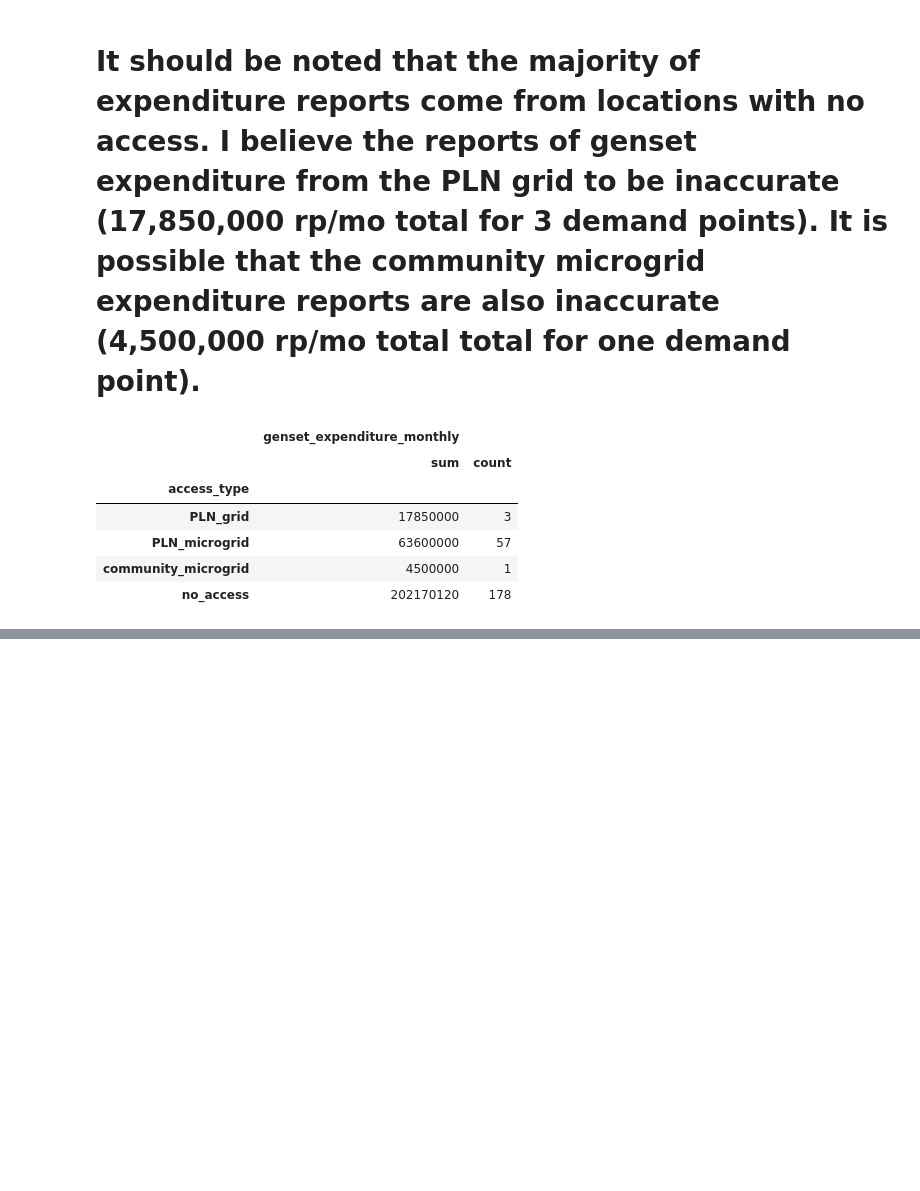
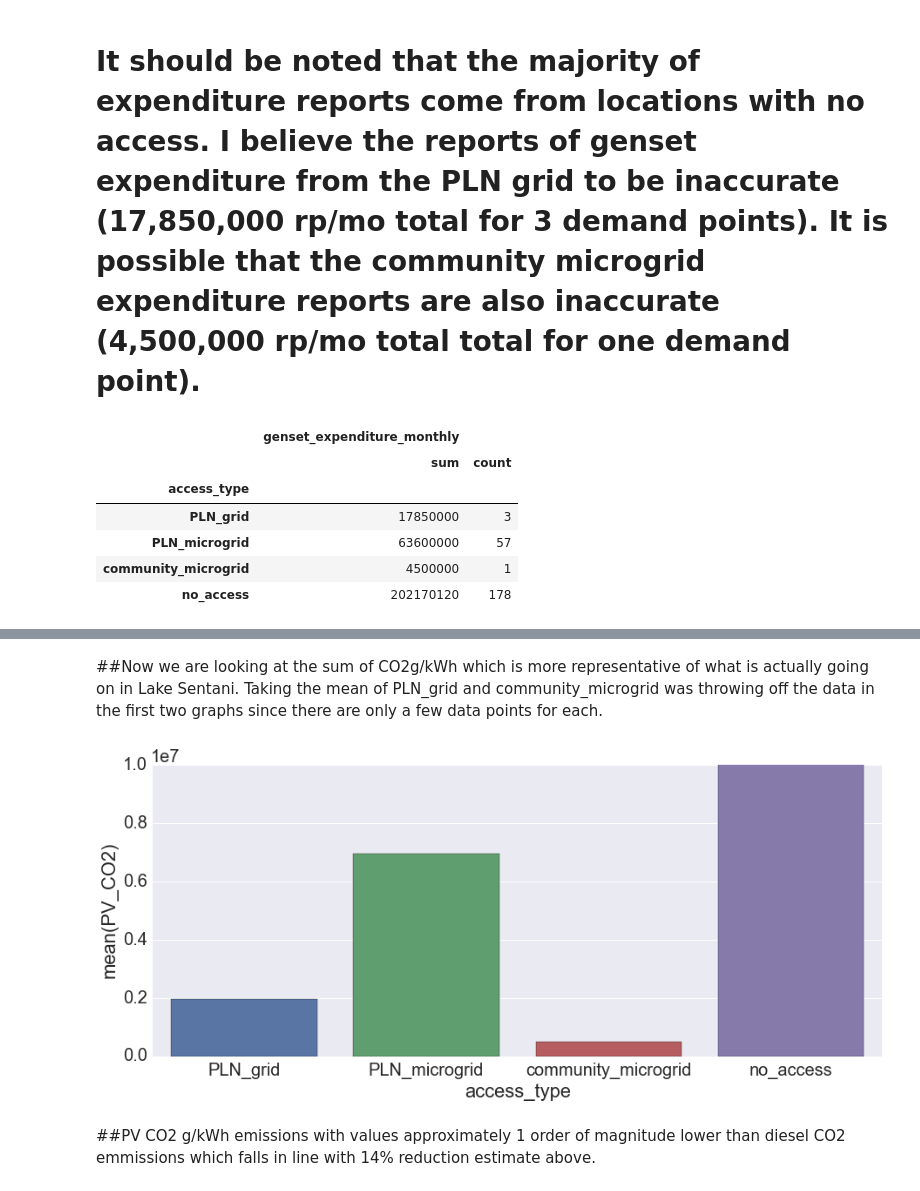
Before and after one commit to mattrosi/sentani-labbook, a Jupyter notebook: 2015-08-10-Genset_CO2.ipynb, the cells around one changed output, grey strips where cells are left out. Cells and saved outputs as stored; diff of their text form; code cells hidden in the pictures; blank space fills up the shorter version.

```diff
--- a/2015-08-10-Genset_CO2.ipynb
+++ b/2015-08-10-Genset_CO2.ipynb
@@ -117,0 +137,20 @@ survey.groupby(['access_type'])[['genset_expenditure_monthly']].agg(['sum','coun
+# %% [markdown]
+##Now we are looking at the sum of CO2g/kWh which is more representative of what is actually going on in Lake Sentani. Taking the mean of PLN_grid and community_microgrid was throwing off the data in the first two graphs since there are only a few data points for each.
+# %%
+sns.set(font_scale = 2)
+
+fig_size = plt.rcParams["figure.figsize"]
+fig_size[0] = 15
+fig_size[1] = 6
+plt.rcParams["figure.figsize"] = fig_size
+
+fig, ax = plt.subplots()
+
+ax = sns.barplot(x='access_type', y='PV_CO2', ci=None, data=df2)
+
+plt.ylim(0,1e7)
+locs, labels = plt.xticks()
+# %% [output]
+[figure, added]
+# %% [markdown]
+##PV CO2 g/kWh emissions with values approximately 1 order of magnitude lower than diesel CO2 emmissions which falls in line with 14% reduction estimate above.
```
Also changed, not shown: parts of 4 cells of this notebook.
